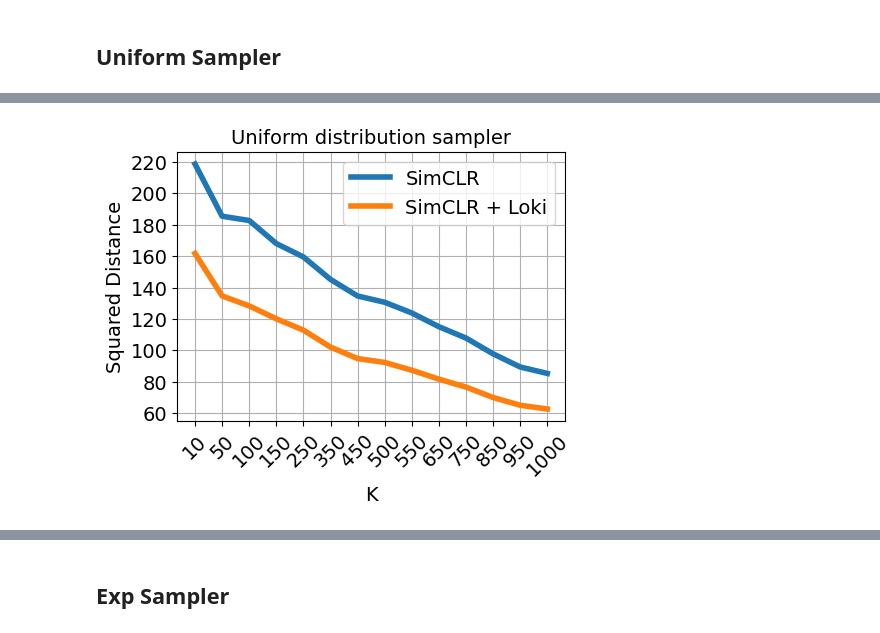
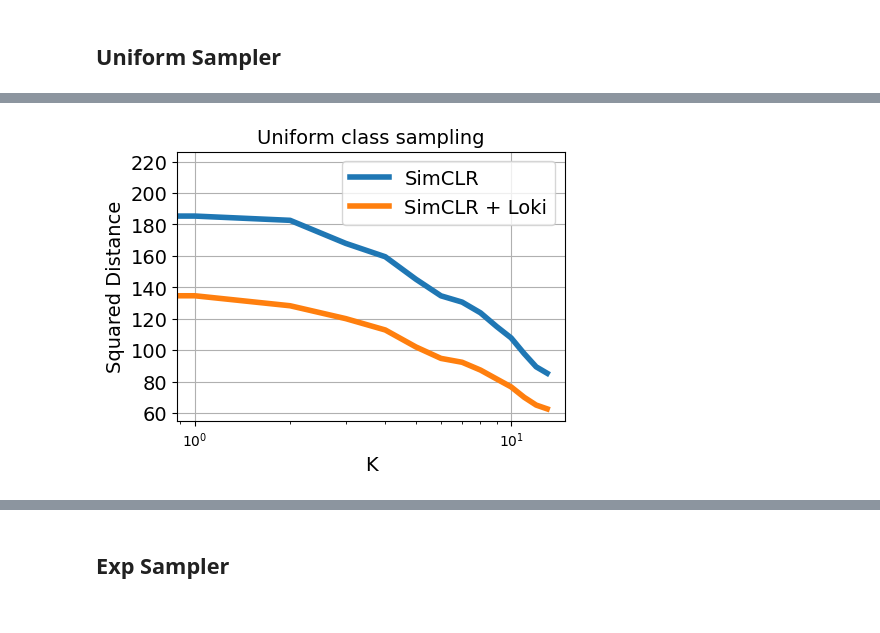
Before and after one commit to SprocketLab/loki, a Jupyter notebook: simclr_imagenet/notebooks/load_saved_model.ipynb, the cells around one changed output, grey strips where cells are left out. Saved outputs shown, nothing was run; the diff lists cells and outputs as text; code cells hidden in the pictures.

Commit message:
Update plots

```diff
--- a/simclr_imagenet/notebooks/load_saved_model.ipynb
+++ b/simclr_imagenet/notebooks/load_saved_model.ipynb
@@ -197,17 +202,18 @@ uniform_proposed_method_collection = np.array(uniform_proposed_method_collection
 # %%
 plt.figure(figsize=(5, 3.5))
 plt.plot(uniform_baseline_collection[:, 0], label="SimCLR", linewidth=4)
 plt.plot(uniform_proposed_method_collection[:, 0], label="SimCLR + Loki", linewidth=4)
 plt.ylabel("Squared Distance", fontsize=14)
 plt.xlabel("K", fontsize=14)
 plt.yticks([60, 80, 100, 120, 140, 160, 180, 200, 220], [60, 80, 100, 120, 140, 160, 180, 200, 220], fontsize=14)
-plt.xticks([i for i in range(len(baseline_collection))], classes_, fontsize=14, rotation=45)
-plt.title("Uniform distribution sampler", fontsize=14)
+#plt.xticks([i for i in range(len(baseline_collection))], classes_, fontsize=14, rotation=45)
+plt.xscale("log")
+plt.title("Uniform class sampling", fontsize=14)
 plt.legend(fontsize=14)
 plt.grid()
 plt.show()
 # %% [output]
-[figure, old version]
+[figure, new version]
 # %%
 plt.figure(figsize=(5, 3.5))
 plt.plot(uniform_baseline_collection[:, 1], label="SimCLR", linewidth=4)
```
Also changed, not shown: parts of 8 cells of this notebook, 8 other files.
